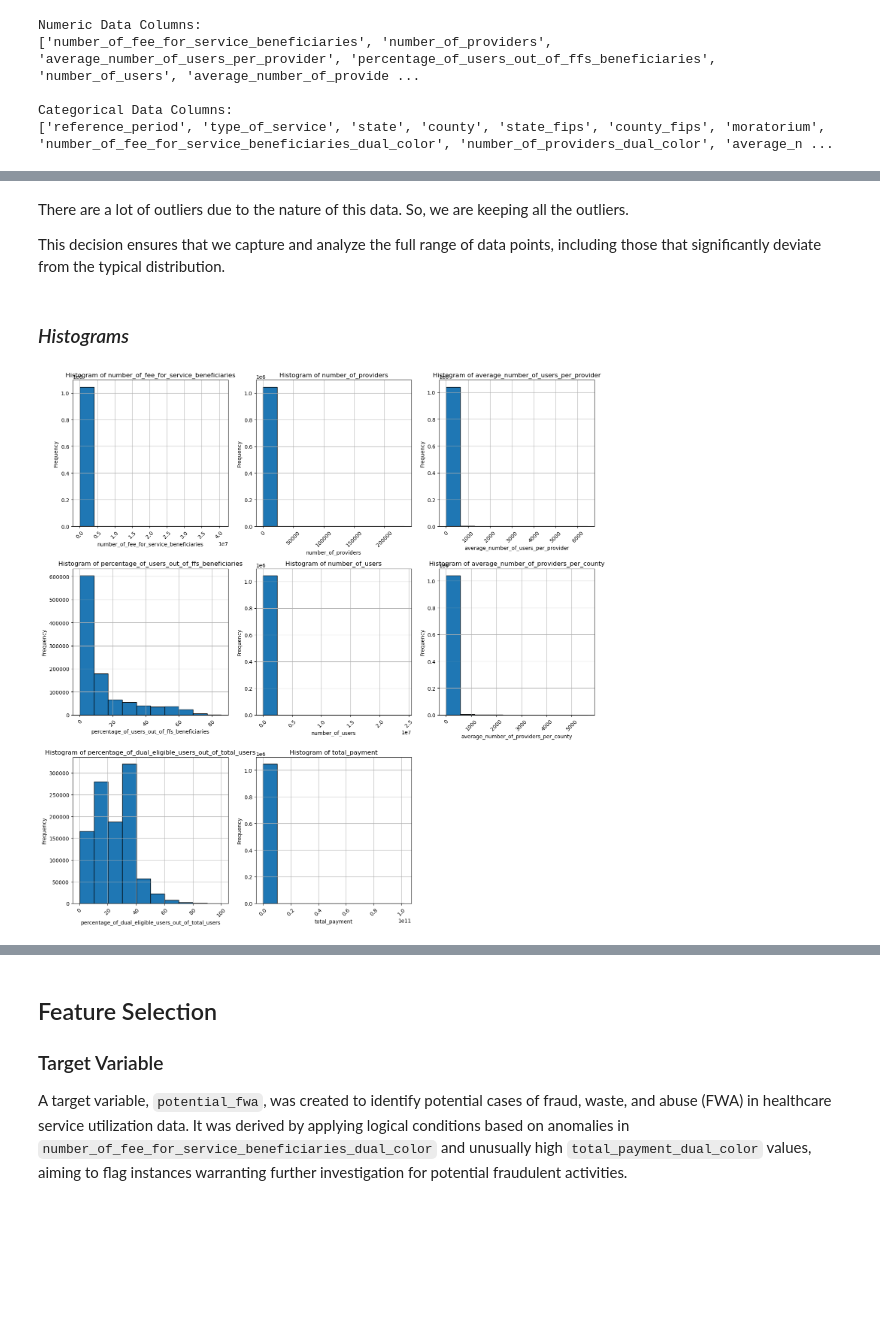
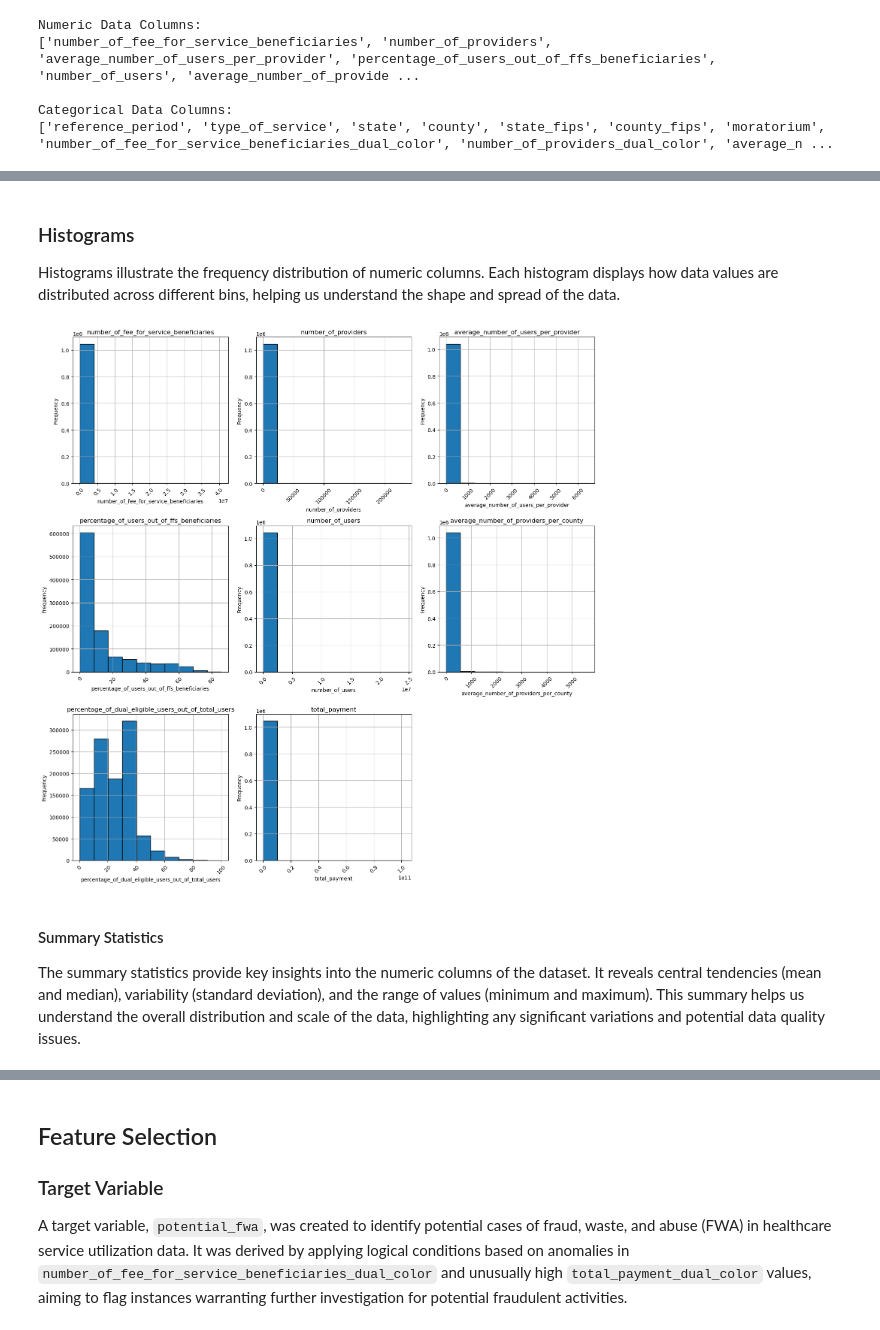
Before and after one commit to samantharivas/healthcare-market-saturation-fraud, a Jupyter notebook: Preprocessing.ipynb, the cells around one changed output, grey strips where cells are left out. Saved outputs shown, nothing was run; the diff lists cells and outputs as text; code cells hidden in the pictures; blank space fills up the shorter version.

```diff
--- a/Preprocessing.ipynb
+++ b/Preprocessing.ipynb
@@ -670,0 +700,17 @@ data.loc[:, column_to_impute] = imputer.fit_transform(data[[column_to_impute]])
+# %%
+# define plot
+fig, ax = plt.subplots(figsize=(10, 6))
+sns.scatterplot(data=data, x='number_of_providers', y='total_payment', hue='type_of_service', ax=ax)
+plt.title('Total Payment vs. Number of Providers')
+plt.xlabel('Number of Providers')
+plt.ylabel('Total Payment')
+
+# remove the legend from the axes
+ax.legend_.remove()
+
+# add legend in a separate subplot
+handles, labels = ax.get_legend_handles_labels()
+fig.legend(handles, labels, loc='upper right', bbox_to_anchor=(1.15, 1))
+
+plt.tight_layout()
+plt.show()
@@ -706,7 +759,7 @@ axes = axes.flatten()
 # plotboxplots for numerical columns
 for i, column in enumerate(numeric_data.columns):
     axes[i].boxplot(numeric_data[column].dropna())
-    axes[i].set_title(f'Boxplot of {column}')
+    axes[i].set_title(f'{column}')
     axes[i].set_ylabel('Values')
     axes[i].ticklabel_format(style='plain', axis='y')
 
@@ -722,41 +775,44 @@ plt.show()
-# %% [markdown]
-There are a lot of outliers due to the nature of this data. So, we are keeping all the outliers.
-
-This decision ensures that we capture and analyze the full range of data points, including those that significantly deviate from the typical distribution.
 # %% [markdown]
-### *Histograms*
+### Histograms
+
+Histograms illustrate the frequency distribution of numeric columns. Each histogram displays how data values are distributed across different bins, helping us understand the shape and spread of the data.
 # %%
 # get number of columns in numeric_data
 num_columns = len(numeric_data.columns)
 
 # calculate the number of rows and columns needed for the subplot grid
 num_rows = (num_columns - 1) // 3 + 1
 num_cols = min(num_columns, 3)
 
 # create the subplot grid
 fig, axes = plt.subplots(num_rows, num_cols, figsize=(15, 15))
 
 # flatten the axes array to simplify indexing
 axes = axes.flatten()
 
 # Plot histograms for each column using Matplotlib
 for i, column in enumerate(numeric_data.columns):
     ax = axes[i]
     ax.hist(numeric_data[column], bins=10, edgecolor='black')
-    ax.set_title(f'Histogram of {column}')
+    ax.set_title(f'{column}')
     ax.set_xlabel(column)
     ax.set_ylabel('Frequency')
     ax.tick_params(axis='x', rotation=45)
     ax.grid(True)  # Add grid for better visibility
 
 # hide empty subplots if there are more axes than needed
 for j in range(i + 1, len(axes)):
     fig.delaxes(axes[j])
 
 plt.tight_layout()
 plt.show()
 # %% [output]
-[figure, old version]
+[figure, new version]
+# %% [markdown]
+#### Summary Statistics
+
+The summary statistics provide key insights into the numeric columns of the dataset. It reveals central tendencies (mean and median), variability (standard deviation), and the range of values (minimum and maximum).
+This summary helps us understand the overall distribution and scale of the data, highlighting any significant variations and potential data quality issues.
 # %%
 # summary statistics
 numeric_data.describe()
```
Also changed, not shown: parts of 110 cells of this notebook, 9 other files.
